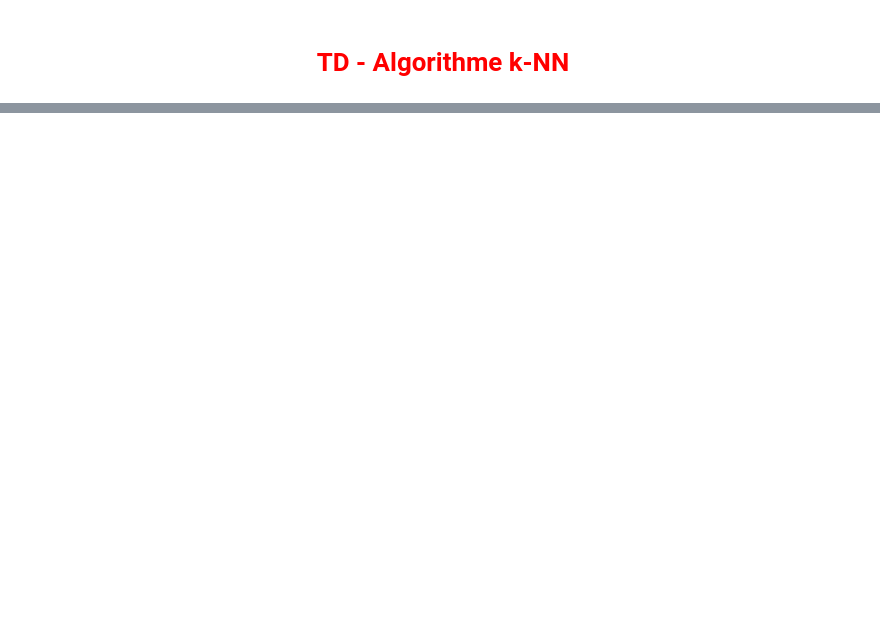
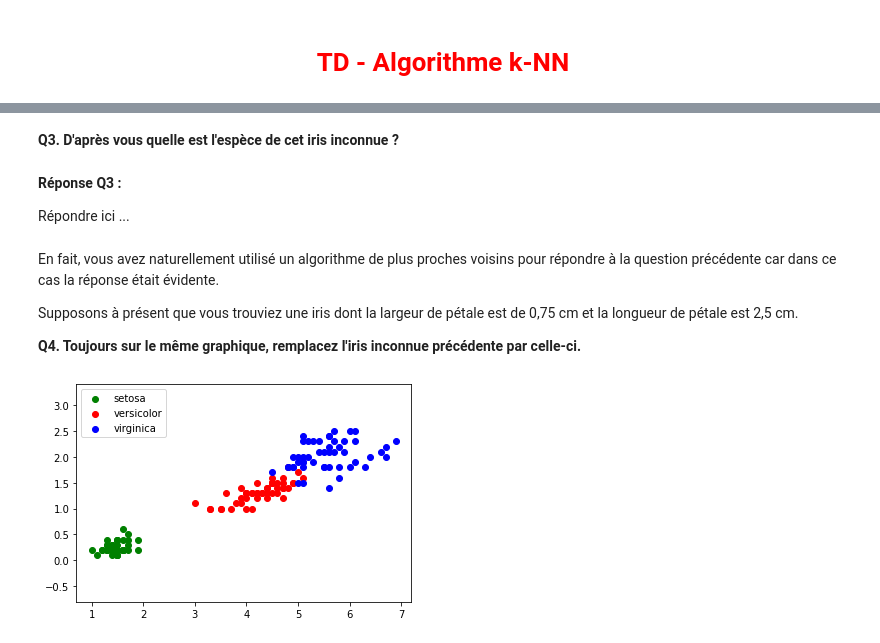
Before and after one commit to MatveiBG/NSI1ere, a Jupyter notebook: TD_04_2.ipynb, the cells around one changed output, grey strips where cells are left out. Cells and saved outputs as stored; diff of their text form; code cells hidden in the pictures; blank space fills up the shorter version.

```diff
--- a/TD_04_2.ipynb
+++ b/TD_04_2.ipynb
@@ -46,0 +124,25 @@ IPython.notebook.kernel.execute("url = '" + window.location + "'");
+# %% [markdown]
+**Q3. D'après vous quelle est l'espèce de cet iris inconnue ?**
+# %% [markdown]
+**Réponse Q3 :**
+
+Répondre ici ...
+# %% [markdown]
+En fait, vous avez naturellement utilisé un algorithme de plus proches voisins pour répondre à la question précédente car dans ce cas la réponse était évidente.
+
+Supposons à présent que vous trouviez une iris dont la largeur de pétale est de 0,75 cm et la longueur de pétale est 2,5 cm.
+
+**Q4. Toujours sur le même graphique, remplacez l'iris inconnue précédente par celle-ci.**
+# %%
+# Question 4
+# ajouter ici le point sur le graphique pour l'iris inconnue
+
+plt.axis('equal') #repère orthonormé
+# définition des points pour chaque espèce
+plt.scatter(x[lab == 0], y[lab == 0], color='g', label='setosa')
+plt.scatter(x[lab == 1], y[lab == 1], color='r', label='versicolor')
+plt.scatter(x[lab == 2], y[lab == 2], color='b', label='virginica')
+plt.legend() #ajout de la légende
+plt.show() #traçage du graphique
+# %% [output]
+[figure, added]
```
Also changed, not shown: parts of 62 cells of this notebook, 1 other file.
